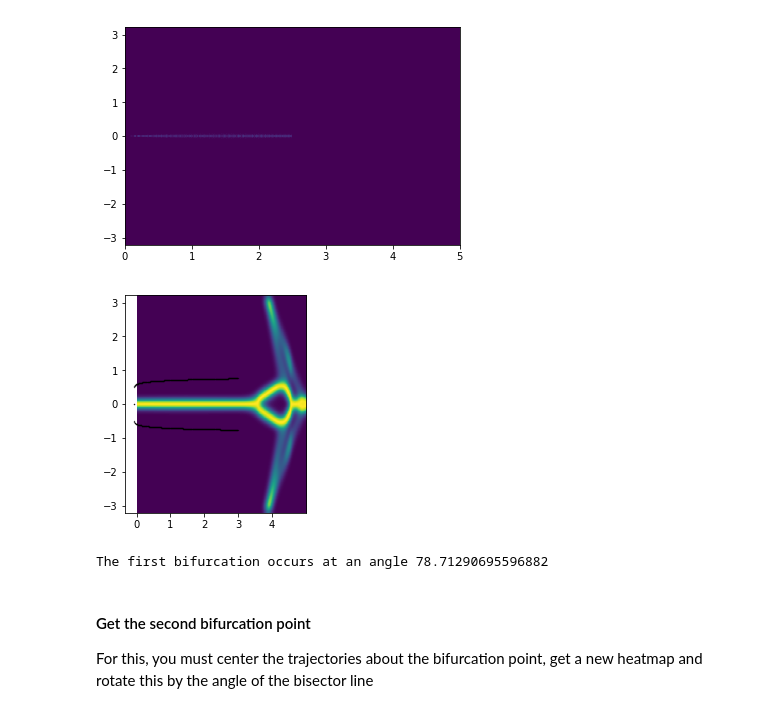
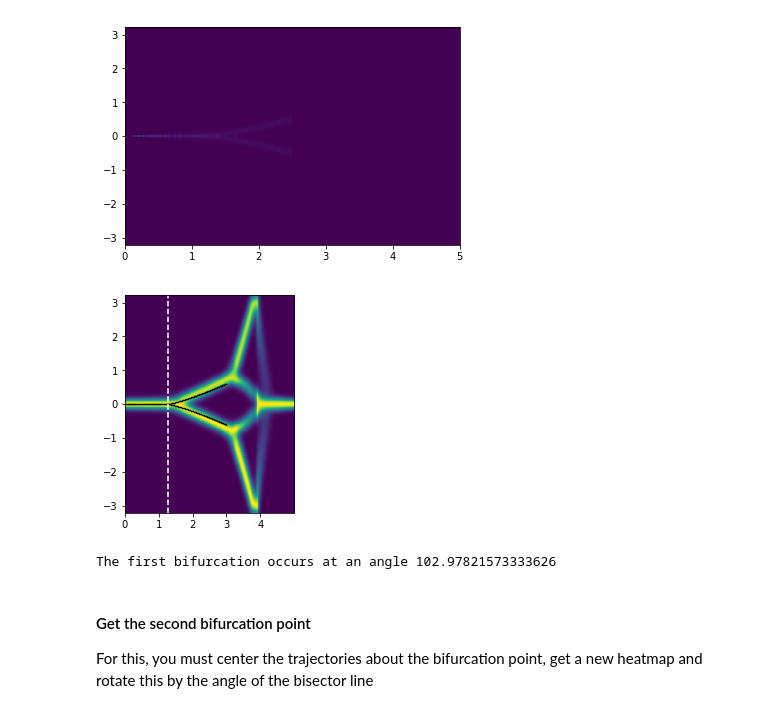
Before and after one commit to RnoB/fly-matrix, a Jupyter notebook: model_plots.ipynb, the cells around one changed output. Cells and saved outputs as stored; diff of their text form; code cells hidden in the pictures.

```diff
--- a/model_plots.ipynb
+++ b/model_plots.ipynb
@@ -11,7 +10,10 @@ matplotlib.rcParams.update({'font.size':6})
 # %%
-nPosts = 2
+nPosts = 3
 symmetric = False
+model = 'neural'
+data = 'SPP/collective_n' if model == 'collective' else 'NN/flydata_n'
+prefix = 'coll_' if model == 'collective' else ''
 
-df = pd.read_csv("/Users/vivekhsridhar/Documents/Work/Results/decision_geometry/Data/Theory/SPP/flydata_n" + str(nPosts) + ".csv")
+df = pd.read_csv("/Users/vivekhsridhar/Documents/Work/Results/decision_geometry/Data/Theory/" + data + str(nPosts) + ".csv")
 df.head()
 # %% [output]
@@ -24,9 +26,13 @@ df.head()
 # %%
 if symmetric:
     xs = np.array((df[' x'] - 500) / 100)
+    df[' x'] = xs
 else:
     xs = np.array(df[' x'] / 100)
+    df[' x'] = xs
+
 ys = np.array((df[' y'] - 500) / 100)
+df[' y'] = ys
 
 if nPosts == 2:
     if symmetric:
@@ -130,13 +151,17 @@ if nPosts == 2:
         plt.xticks([-4,-2,0,2,4])
         plt.yticks([-4,-2,0,2,4])
     else:
+        fig, ax = plt.subplots(1, 1, figsize=(post0_x/2.5,post1_y/1.25))
         plt.imshow(img, extent=[0, post0_x, post0_y, post1_y])
+        plt.xticks([0,1,2,3,4])
 else:
     if symmetric == True:
         fig, ax = plt.subplots(1,1, figsize=(3.75/2,post2_y/2))
         plt.imshow(img, extent=[post0_x, post1_x, post0_y, post2_y])
     else:
+        fig, ax = plt.subplots(1, 1, figsize=(1.25,post2_x/2))
         plt.imshow(img, extent=[0, post1_x, post0_y, post2_y])
+        plt.xticks([0,1,2,3,4,5])
 
-#fig.savefig('/Users/vivekhsridhar/Documents/Code/Python/fly-matrix/figures/symmetric_density_n' + str(nPosts) + '.pdf', dpi=600, bbox_inches='tight')
+fig.savefig('/Users/vivekhsridhar/Documents/Code/Python/fly-matrix/figures/' + prefix + 'density_n' + str(nPosts) + '.pdf', dpi=600, bbox_inches='tight')
 # %% [output]
@@ -160,11 +185,10 @@ def fitfunc_vec_self(x, p, q, r):
     return y
 # %%
 params1 = np.zeros((1, 3))
+x_fit = []
+y_fit = []
 
 if nPosts == 2:
-    x_fit = []
-    y_fit = []
-
     x_sub = np.concatenate((xs, xs))
     y_sub = np.concatenate((ys, -ys))
 
@@ -187,9 +211,6 @@ else:
     xs1 = xs[np.where(xs < 2.5)[0]]
     ys1 = ys[np.where(xs < 2.5)[0]]
 
-    x_fit = []
-    y_fit = []
-
     x_sub = np.concatenate((xs1, xs1))
     y_sub = np.concatenate((ys1, -ys1))
 
@@ -219,42 +240,36 @@ else:
 parameters = params1[0]
 step_len = 0.01
 
 x1 = np.arange(step_len, parameters[0], step_len)
 y1 = np.zeros(len(x1))
 
 x = (
     np.arange(parameters[0], post0_x-0.2, step_len)
     if nPosts == 2
     else np.arange(parameters[0], 3., step_len)
 )
 x2 = np.concatenate((x, x))
 y2 = np.concatenate(
     ((parameters[2] * (x - parameters[0])) ** parameters[1], -(parameters[2] * (x - parameters[0])) ** parameters[1])
 )
 
 if nPosts != 2:
     bisector_xs = [np.median(params1, axis=0)[0], post2_x]
     bisector_ys = [
         0,
         np.tan(np.arctan2(post2_y, post2_x - np.min(params1, axis=0)[0]) / 2)
         * (post2_x - np.min(params1, axis=0)[0]),
     ]
 
 plt.xticks([0,1,2,3,4])
 plt.scatter(x1, y1, c="black", s=0.1)
 plt.scatter(x2, y2, c="black", s=0.1)
-#plt.vlines(params1[0][0], post0_y, -post0_y, colors='white', linestyles='dashed')
-
-
-# lx = x
-# ly = (x - np.median(params1, axis=0)[0]) ** np.median(params1, axis=0)[1]
-# lx = lx[np.where(np.isnan(ly) == False)[0]]
-# ly = ly[np.where(np.isnan(ly) == False)[0]]
+plt.vlines(parameters[0], post0_y, -post0_y, colors='white', linestyles='dashed')
 
 if nPosts == 2:
-    fig.savefig('/Users/vivekhsridhar/Documents/Code/Python/fly-matrix/figures/coll_density_n' + str(nPosts) + '.pdf', dpi=600, bbox_inches='tight')
+    fig.savefig('/Users/vivekhsridhar/Documents/Code/Python/fly-matrix/figures/' + prefix + 'density_n' + str(nPosts) + '.pdf', dpi=600, bbox_inches='tight')
 # %% [output]
-[figure, old version]
+[figure, new version]
 # %%
 if nPosts == 2:
     print(
@@ -267,7 +282,7 @@ else:
         2 * np.arctan2(post2_y, post2_x - np.median(params1, axis=0)[0]) * 180 / np.pi,
     )
 # %% [output]
-The first bifurcation occurs at an angle 78.71290695596882
+The first bifurcation occurs at an angle 102.97821573333626
 # %% [markdown]
 #### Get the second bifurcation point
 For this, you must center the trajectories about the bifurcation point, get a new heatmap and rotate this by the angle of the bisector line
```
Also changed, not shown: parts of 15 cells of this notebook, 54 other files.
